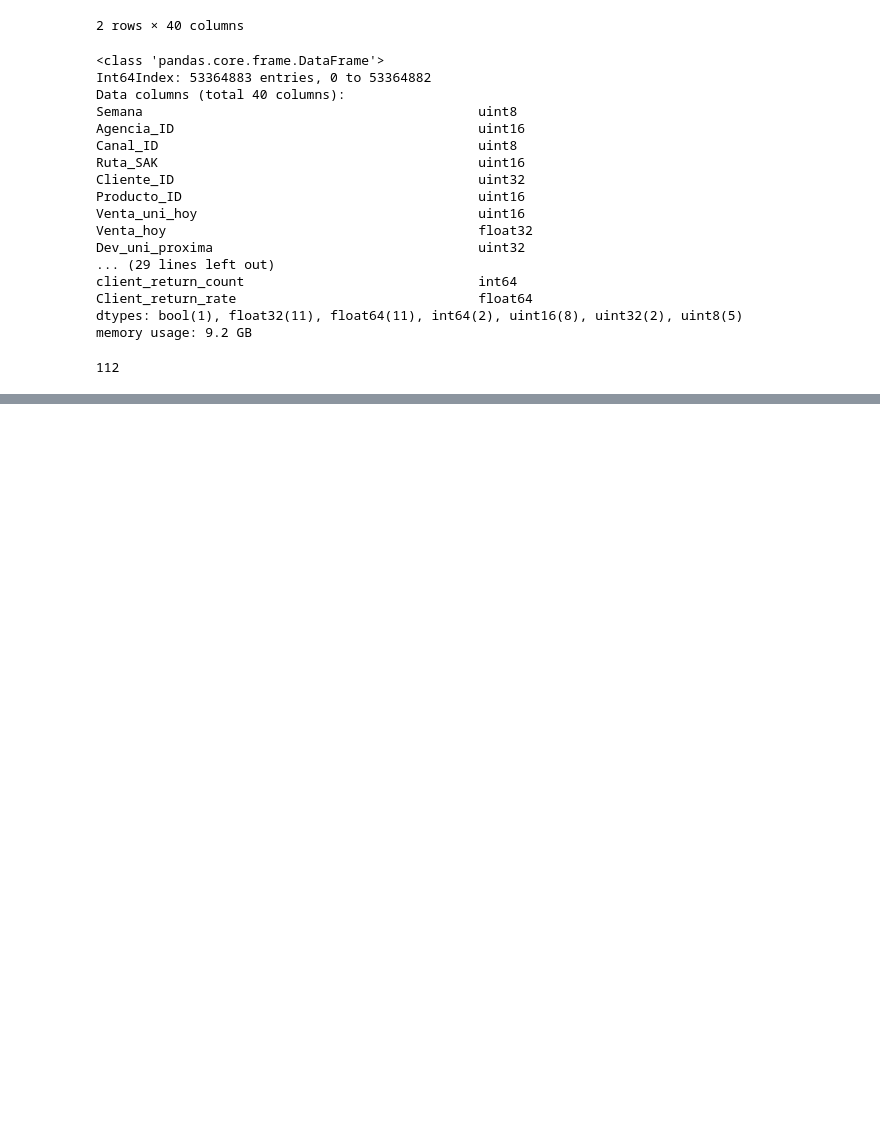
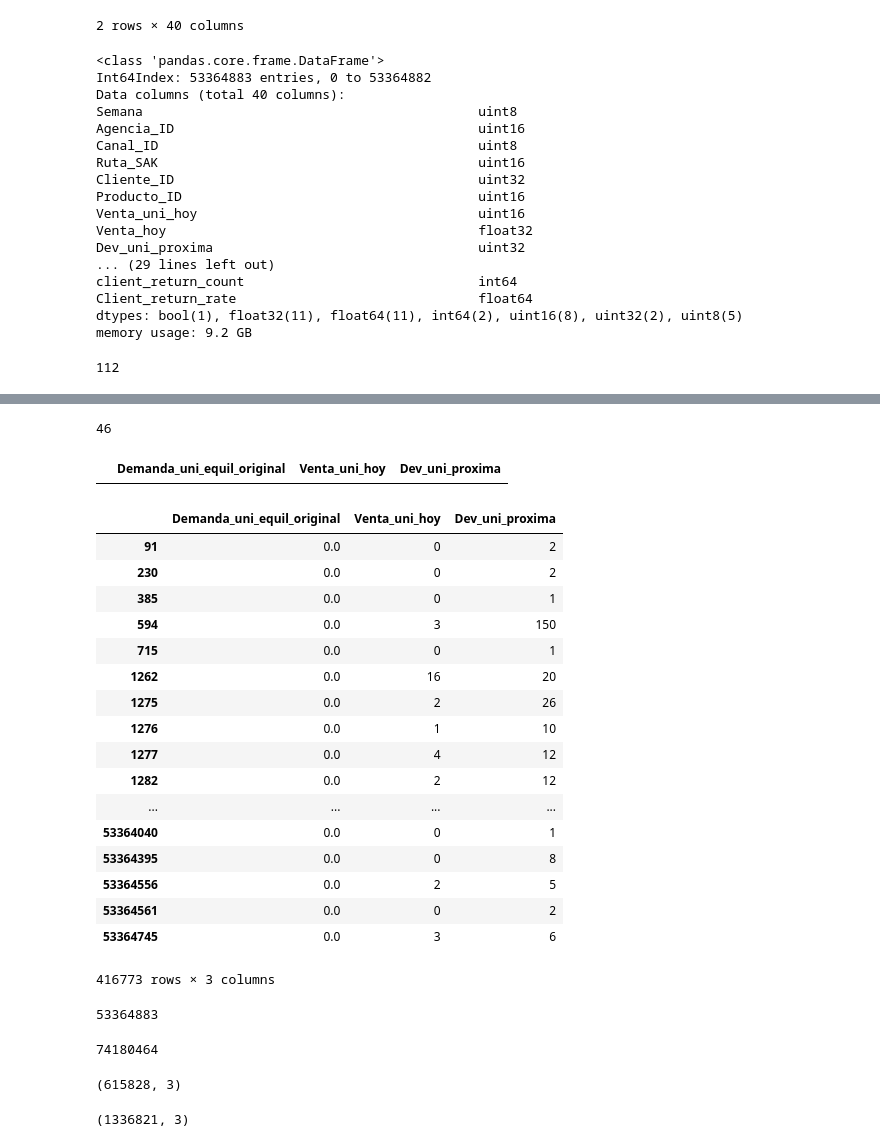
Before and after one commit to berkerkozan/KaggleBimboInventory, a Jupyter notebook: PerfTest/Headshot-WithZeros.ipynb, the cells around one changed output, grey strips where cells are left out. Drawn from its saved outputs; the diff is of its cells as text; code cells hidden in the pictures; blank space fills up the shorter version.

```diff
--- a/PerfTest/Headshot-WithZeros.ipynb
+++ b/PerfTest/Headshot-WithZeros.ipynb
@@ -393,7 +393,7 @@ FE.SplitTrainToTestUsingValidationStart()
 # %% [markdown]
 ## Add DemandaNotEqualTheDifferenceOfVentaUniAndDev to model products delivered later..
 # %%
-FE.train.loc[:,"DemandaNotEqualTheDifferenceOfVentaUniAndDev"] = FE.train.Demanda_uni_equil.values < (
+FE.train.loc[:,"DemandaNotEqualTheDifferenceOfVentaUniAndDev"] = FE.train.Demanda_uni_equil_original.values < (
     FE.train.Venta_uni_hoy.values - FE.train.Dev_uni_proxima.values)
 gc.collect()
 # %% [output]
@@ -1763,0 +1835,52 @@ MemoryError:
+# %%
+len(FE.train.columns)
+# %% [output]
+46
+# %%
+FE.train.loc[(FE.train.DemandaNotEqualTheDifferenceOfVentaUniAndDev) & (FE.train.Demanda_uni_equil_original >0)
+             ,["Demanda_uni_equil_original",
+                                                             "Venta_uni_hoy","Dev_uni_proxima"]]
+# %% [output]
+|  | Demanda_uni_equil_original | Venta_uni_hoy | Dev_uni_proxima |
+# %%
+FE.train.loc[FE.train.DemandaNotEqualTheDifferenceOfVentaUniAndDev,["Demanda_uni_equil_original",
+                                                             "Venta_uni_hoy","Dev_uni_proxima"]]
+# %% [output]
+|  | Demanda_uni_equil_original | Venta_uni_hoy | Dev_uni_proxima |
+| 91 | 0.0 | 0 | 2 |
+| 230 | 0.0 | 0 | 2 |
+| 385 | 0.0 | 0 | 1 |
+| 594 | 0.0 | 3 | 150 |
+| 715 | 0.0 | 0 | 1 |
+| 1262 | 0.0 | 16 | 20 |
+| 1275 | 0.0 | 2 | 26 |
+| 1276 | 0.0 | 1 | 10 |
+| 1277 | 0.0 | 4 | 12 |
+| 1282 | 0.0 | 2 | 12 |
+| ... | ... | ... | ... |
+| 53364040 | 0.0 | 0 | 1 |
+| 53364395 | 0.0 | 0 | 8 |
+| 53364556 | 0.0 | 2 | 5 |
+| 53364561 | 0.0 | 0 | 2 |
+| 53364745 | 0.0 | 3 | 6 |
+416773 rows × 3 columns
+# %%
+((FE.train.Demanda_uni_equil_original.values < (
+    FE.train.Venta_uni_hoy.values - FE.train.Dev_uni_proxima.values)) == FE.train.DemandaNotEqualTheDifferenceOfVentaUniAndDev).sum()
+# %% [output]
+53364883
+# %%
+FE.train.shape[0] + FE.test1.shape[0] + FE.test2.shape[0]
+# %% [output]
+74180464
+# %%
+FE.train.loc[(FE.train.Demanda_uni_equil.values < (
+    FE.train.Venta_uni_hoy.values - FE.train.Dev_uni_proxima.values)), ["Demanda_uni_equil","Venta_uni_hoy",
+                                                                     "Dev_uni_proxima" ]].shape
+# %% [output]
+(615828, 3)
+# %%
+FE.train.loc[(FE.train.Demanda_uni_equil.values == 0), ["Demanda_uni_equil","Venta_uni_hoy",
+                                                                     "Dev_uni_proxima" ]].shape
+# %% [output]
+(1336821, 3)
```
Also changed, not shown: parts of 4 cells of this notebook, 7 other files.
